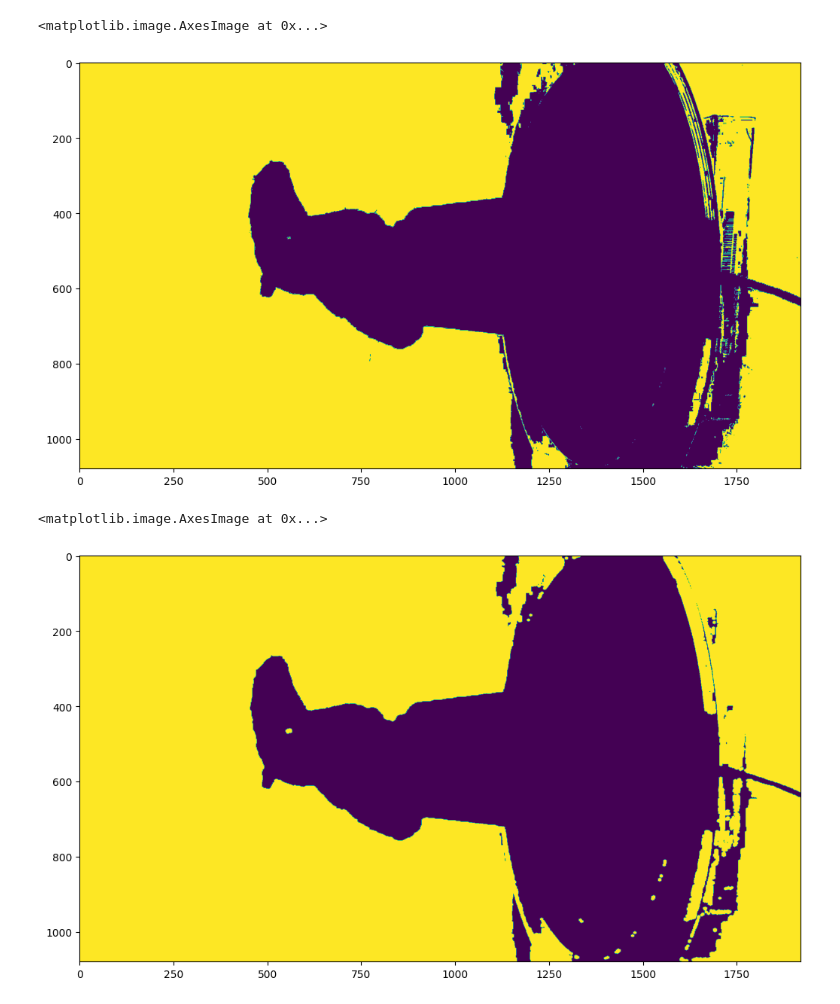
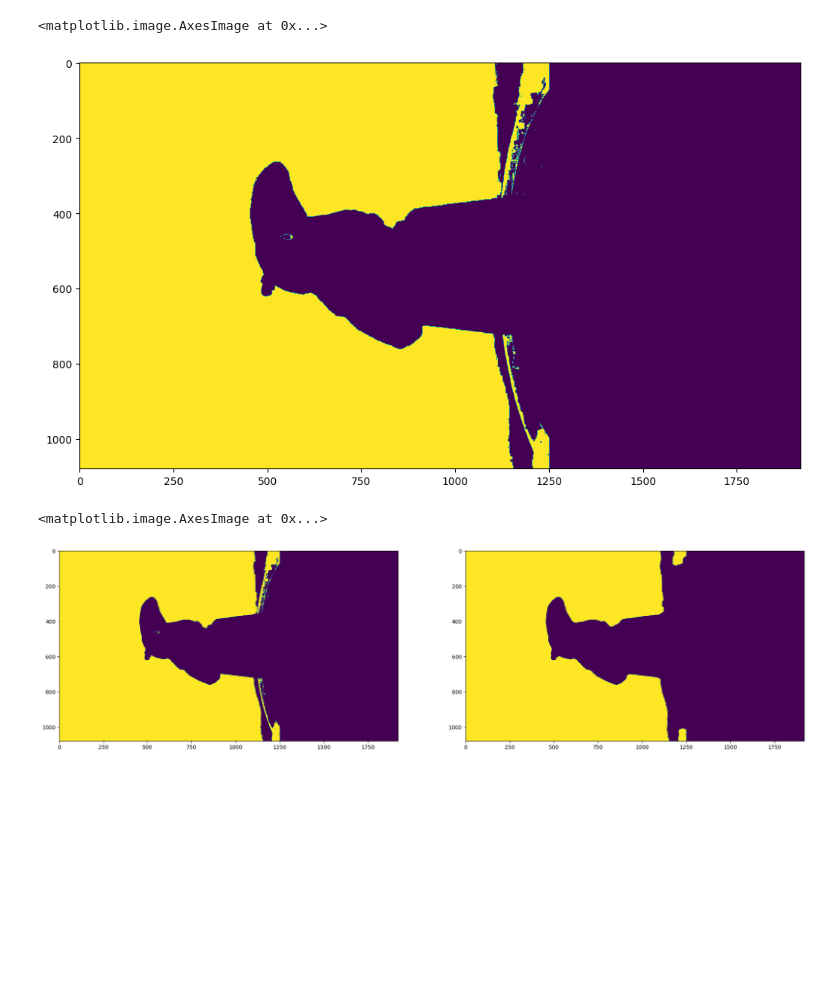
Before and after one commit to zuliani99/Geometric_3D_Computer_Vision_Project, a Jupyter notebook: Assignment1/assignment1 copy.ipynb, the cells around one changed output. Saved outputs shown, nothing was run; the diff lists cells and outputs as text; code cells hidden in the pictures; blank space fills up the shorter version.

Commit message:
added rectangle

```diff
--- a/Assignment1/assignment1 copy.ipynb
+++ b/Assignment1/assignment1 copy.ipynb
@@ -18,0 +19,5 @@ plt.imshow(rgb_img)
+# %%
+rgb_img = cv.rectangle(rgb_img, (1250,0), (image.shape[1], image.shape[0]), (255,165,0), -1)
+
+plt.figure(figsize=(15,7))
+plt.imshow(rgb_img)
@@ -19,9 +27,9 @@ plt.imshow(rgb_img)
 # %%
-'''lab = cv.cvtColor(rgb_img, cv.COLOR_RGB2LAB)
+lab = cv.cvtColor(rgb_img, cv.COLOR_RGB2LAB)
 l_channel, a, b = cv.split(lab)
 
 # Applying CLAHE to L-channel
-l_clahe = cv.createCLAHE(clipLimit=5.0, tileGridSize=(10,10))
+l_clahe = cv.createCLAHE(clipLimit=3.0, tileGridSize=(5,5))
 l_channel = l_clahe.apply(l_channel)
 
 # merge the CLAHE enhanced L-channel with the a and b channel
@@ -34,6 +42,6 @@ enhanced_img = cv.cvtColor(limg, cv.COLOR_LAB2RGB)
 # Stacking the original image with the enhanced image
 result = np.hstack((rgb_img, enhanced_img))
 plt.figure(figsize=(15,7))
-plt.imshow(result)'''
+plt.imshow(result)
 # %% [output]
 <matplotlib.image.AxesImage at 0x...>
@@ -47,24 +49,26 @@ plt.imshow(cv.cvtColor(enhanced_img, cv.COLOR_RGB2GRAY), cmap="gray")'''
 # %%
-lower_blue = np.array([105,110,30])
-upper_blue = np.array([130,255,255])
-
-thresh = cv.inRange(hsv_img, lower_blue, upper_blue)
+# lower blu - upper blu
+thresh = cv.inRange(cv.cvtColor(enhanced_img, cv.COLOR_RGB2HSV), np.array([100,70,40]), np.array([130,255,255]))
 
 plt.figure(figsize=(15,7))
 plt.imshow(thresh)
 # %% [output]
 <matplotlib.image.AxesImage at 0x...>
-[figure, old version]
+[figure, new version]
 # %%
 kernel = cv.getStructuringElement(cv.MORPH_ELLIPSE, (5,5))
 #kernel = np.ones((5,5), np.uint8)
 
-erosion = cv.dilate(thresh, kernel, iterations = 2)
+#erosion = cv.erode(thresh, kernel, iterations = 2)#2
+closing = cv.morphologyEx(thresh, cv.MORPH_OPEN, kernel, iterations=8)
 
 
-plt.figure(figsize=(15,7))
-plt.imshow(erosion)
+plt.figure(figsize=(25,17))
+plt.subplot(2,2,1)
+plt.imshow(thresh)
+plt.subplot(2,2,2)
+plt.imshow(closing)
 # %% [output]
 <matplotlib.image.AxesImage at 0x...>
-[figure, old version]
+[figure, new version]
 # %%
```
Also changed, not shown: parts of 5 cells of this notebook.
